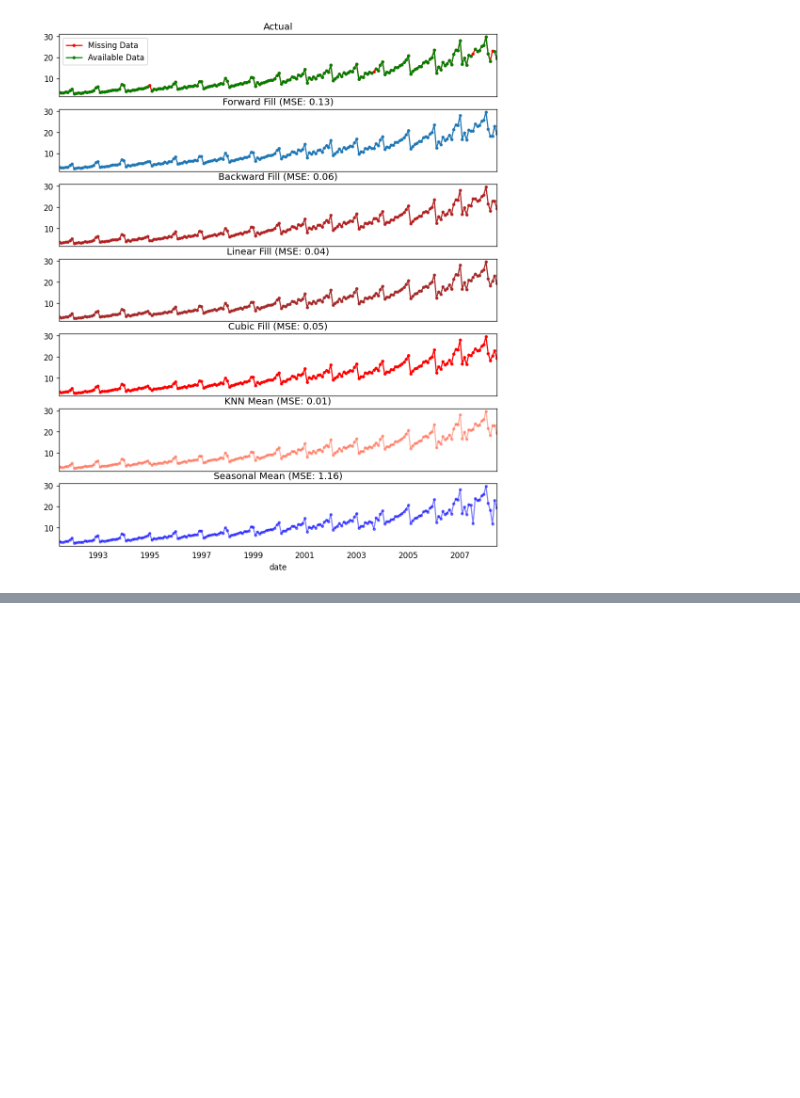
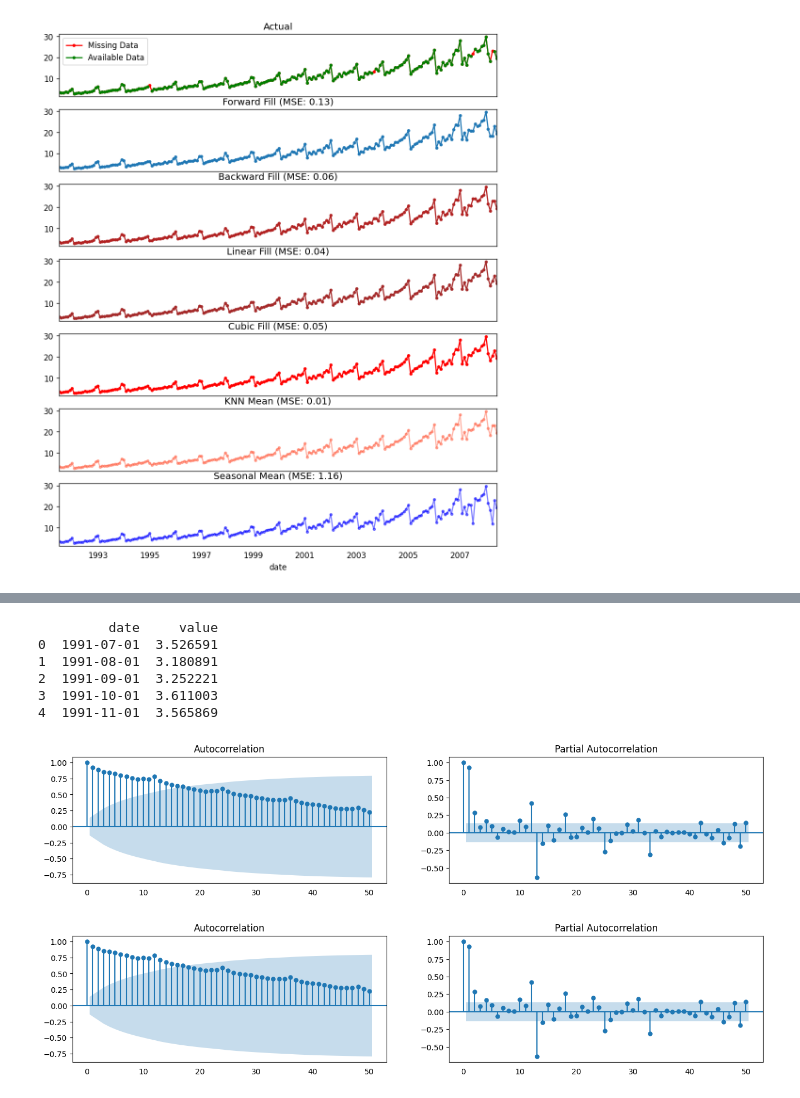
Before and after one commit to Preet2fun/MachineLearning_TimeSeries, a Jupyter notebook: Time series analysis/Time Series Analysis Concepts/ts_concepts.ipynb, the cells around one changed output, grey strips where cells are left out. Drawn from its saved outputs; the diff is of its cells as text; code cells hidden in the pictures; blank space fills up the shorter version.

```diff
--- a/Time series analysis/Time Series Analysis Concepts/ts_concepts.ipynb
+++ b/Time series analysis/Time Series Analysis Concepts/ts_concepts.ipynb
@@ -406,0 +389,23 @@ df['seasonal_mean'].plot(title="Seasonal Mean (MSE: " + str(error) +")", ax=axes
+# %%
+from statsmodels.tsa.stattools import acf, pacf
+from statsmodels.graphics.tsaplots import plot_acf, plot_pacf
+
+df = pd.read_csv('https://raw.githubusercontent.com/selva86/datasets/master/a10.csv')
+print(df.head())
+# Calculate ACF and PACF upto 50 lags
+# acf_50 = acf(df.value, nlags=50)
+# pacf_50 = pacf(df.value, nlags=50)
+
+# Draw Plot
+fig, axes = plt.subplots(1,2,figsize=(16,3), dpi= 100)
+plot_acf(df.value.tolist(), lags=50, ax=axes[0])
+plot_pacf(df.value.tolist(), lags=50, ax=axes[1])
+# %% [output]
+         date     value
+0  1991-07-01  3.526591
+1  1991-08-01  3.180891
+2  1991-09-01  3.252221
+3  1991-10-01  3.611003
+4  1991-11-01  3.565869
+[figure, added]
+[figure, added]
```
Also changed, not shown: parts of 4 cells of this notebook.
